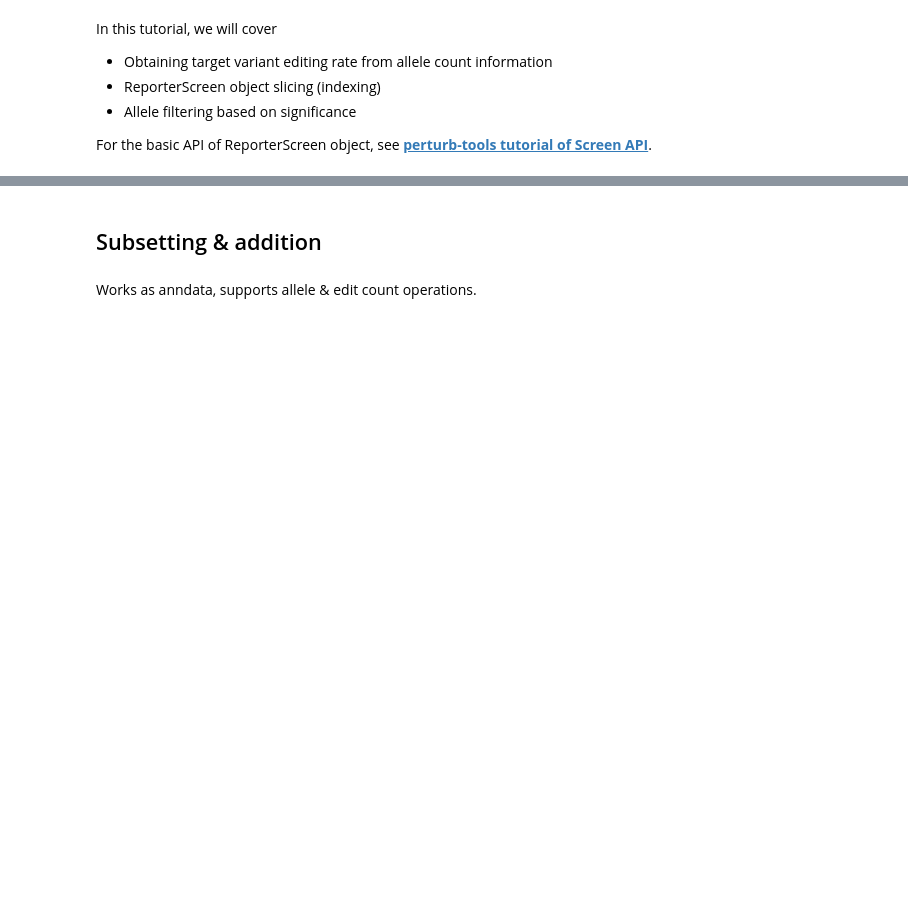
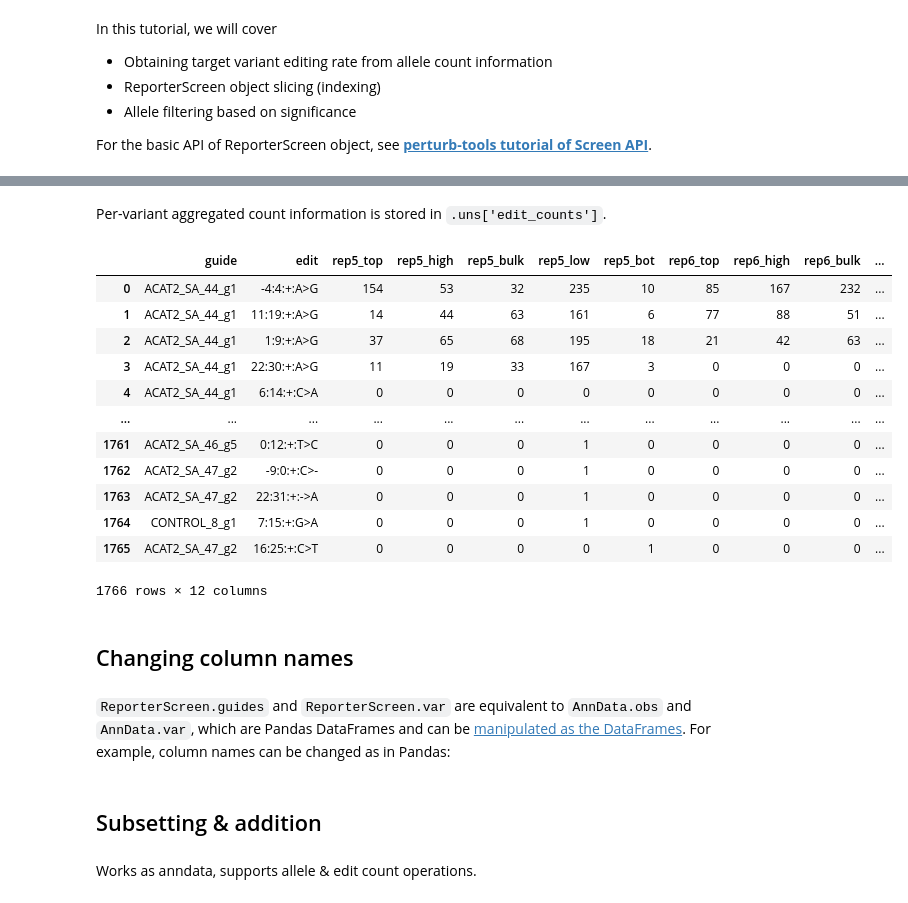
Before and after one commit to pinellolab/crispr-bean, a Jupyter notebook: docs/ReporterScreen_api.ipynb, the cells around one changed output, grey strips where cells are left out. Drawn from its saved outputs; the diff is of its cells as text; code cells hidden in the pictures; blank space fills up the shorter version.

```diff
--- a/docs/ReporterScreen_api.ipynb
+++ b/docs/ReporterScreen_api.ipynb
@@ -61,0 +114,22 @@ bdata.uns["allele_counts"]
+# %% [markdown]
+Per-variant aggregated count information is stored in `.uns['edit_counts']`.
+# %%
+bdata.uns["edit_counts"]
+# %% [output]
+|  | guide | edit | rep5_top | rep5_high | rep5_bulk | rep5_low | rep5_bot | rep6_top | rep6_high | rep6_bulk | ... |
+| 0 | ACAT2_SA_44_g1 | -4:4:+:A>G | 154 | 53 | 32 | 235 | 10 | 85 | 167 | 232 | ... |
+| 1 | ACAT2_SA_44_g1 | 11:19:+:A>G | 14 | 44 | 63 | 161 | 6 | 77 | 88 | 51 | ... |
+| 2 | ACAT2_SA_44_g1 | 1:9:+:A>G | 37 | 65 | 68 | 195 | 18 | 21 | 42 | 63 | ... |
+| 3 | ACAT2_SA_44_g1 | 22:30:+:A>G | 11 | 19 | 33 | 167 | 3 | 0 | 0 | 0 | ... |
+| 4 | ACAT2_SA_44_g1 | 6:14:+:C>A | 0 | 0 | 0 | 0 | 0 | 0 | 0 | 0 | ... |
+| ... | ... | ... | ... | ... | ... | ... | ... | ... | ... | ... | ... |
+| 1761 | ACAT2_SA_46_g5 | 0:12:+:T>C | 0 | 0 | 0 | 1 | 0 | 0 | 0 | 0 | ... |
+| 1762 | ACAT2_SA_47_g2 | -9:0:+:C>- | 0 | 0 | 0 | 1 | 0 | 0 | 0 | 0 | ... |
+| 1763 | ACAT2_SA_47_g2 | 22:31:+:->A | 0 | 0 | 0 | 1 | 0 | 0 | 0 | 0 | ... |
+| 1764 | CONTROL_8_g1 | 7:15:+:G>A | 0 | 0 | 0 | 1 | 0 | 0 | 0 | 0 | ... |
+| 1765 | ACAT2_SA_47_g2 | 16:25:+:C>T | 0 | 0 | 0 | 0 | 1 | 0 | 0 | 0 | ... |
+1766 rows × 12 columns
+# %% [markdown]
+## Changing column names
+# %% [markdown]
+`ReporterScreen.guides` and `ReporterScreen.var` are equivalent to `AnnData.obs` and `AnnData.var`, which are Pandas DataFrames and can be [manipulated as the DataFrames](https://pandas.pydata.org/docs/reference/api/pandas.DataFrame.html). For example, column names can be changed as in Pandas:
```
Also changed, not shown: parts of 38 cells of this notebook.
